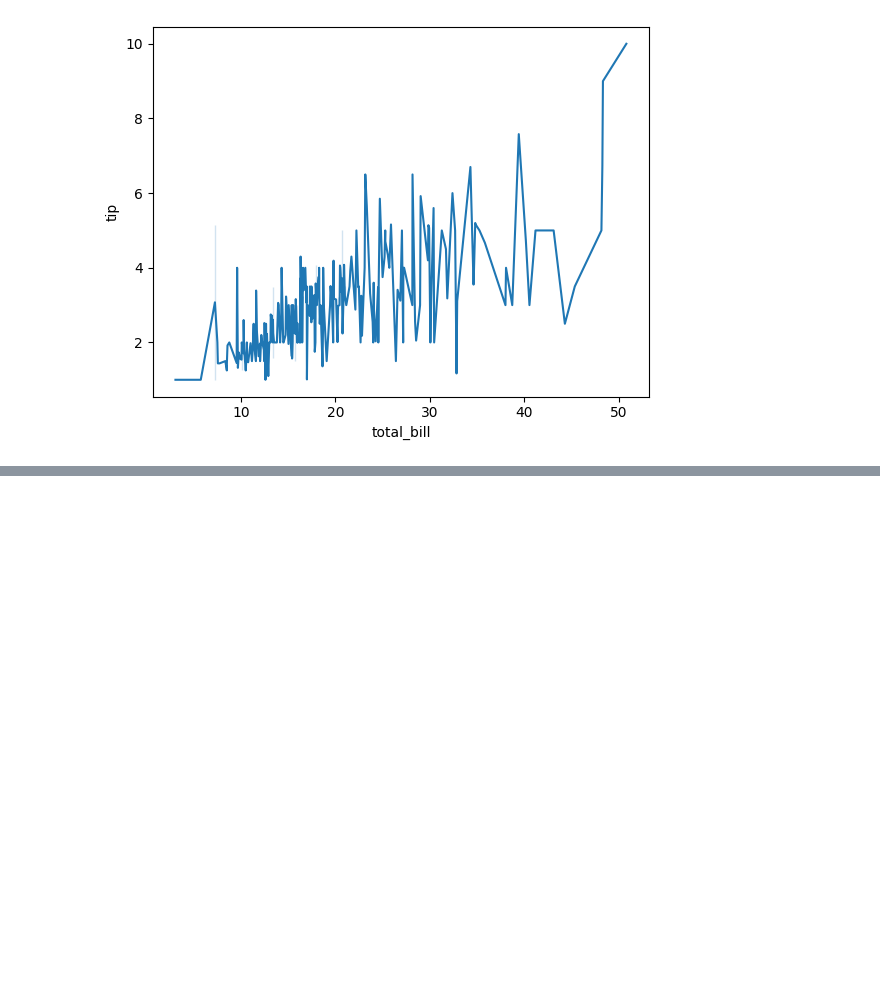
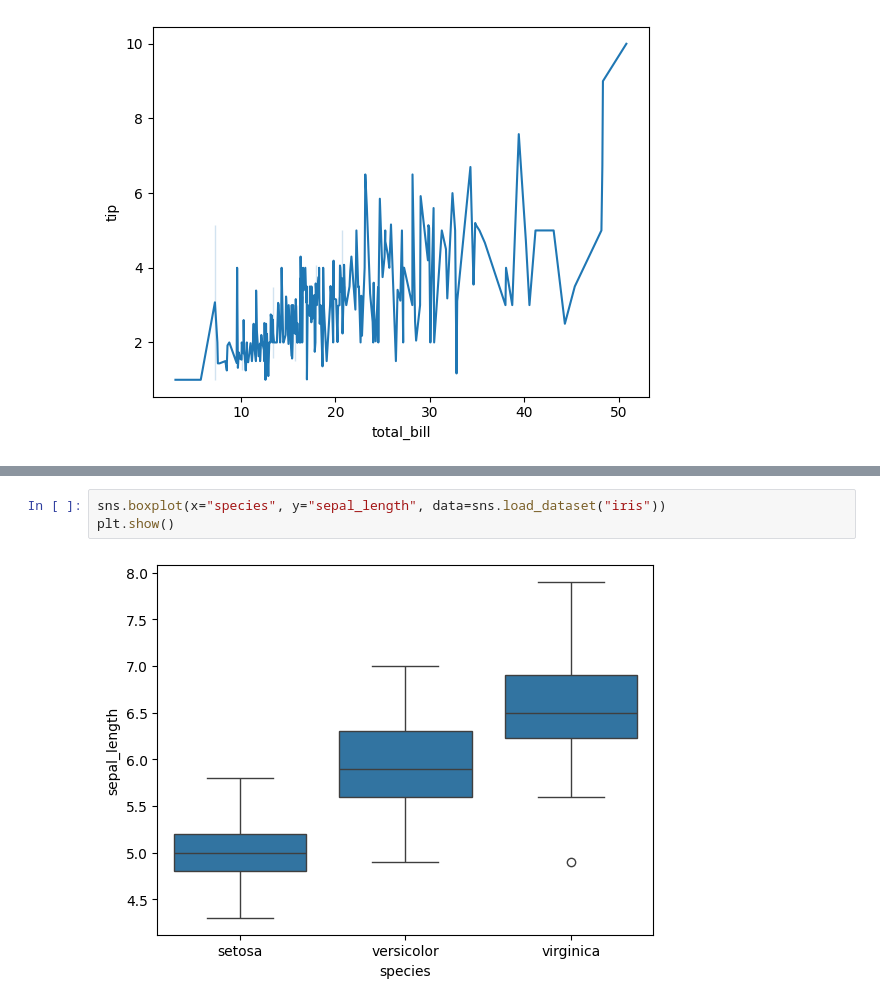
Before and after one commit to krishnaborude/Seaborn, a Jupyter notebook: main.ipynb, the cells around one changed output, grey strips where cells are left out. Cells and saved outputs as stored; diff of their text form; blank space fills up the shorter version.

```diff
--- a/main.ipynb
+++ b/main.ipynb
@@ -13,0 +24,5 @@ plt.show()
+# %%
+sns.boxplot(x="species", y="sepal_length", data=sns.load_dataset("iris"))
+plt.show()
+# %% [output]
+[figure, added]
```
Also changed, not shown: parts of 12 cells of this notebook.
